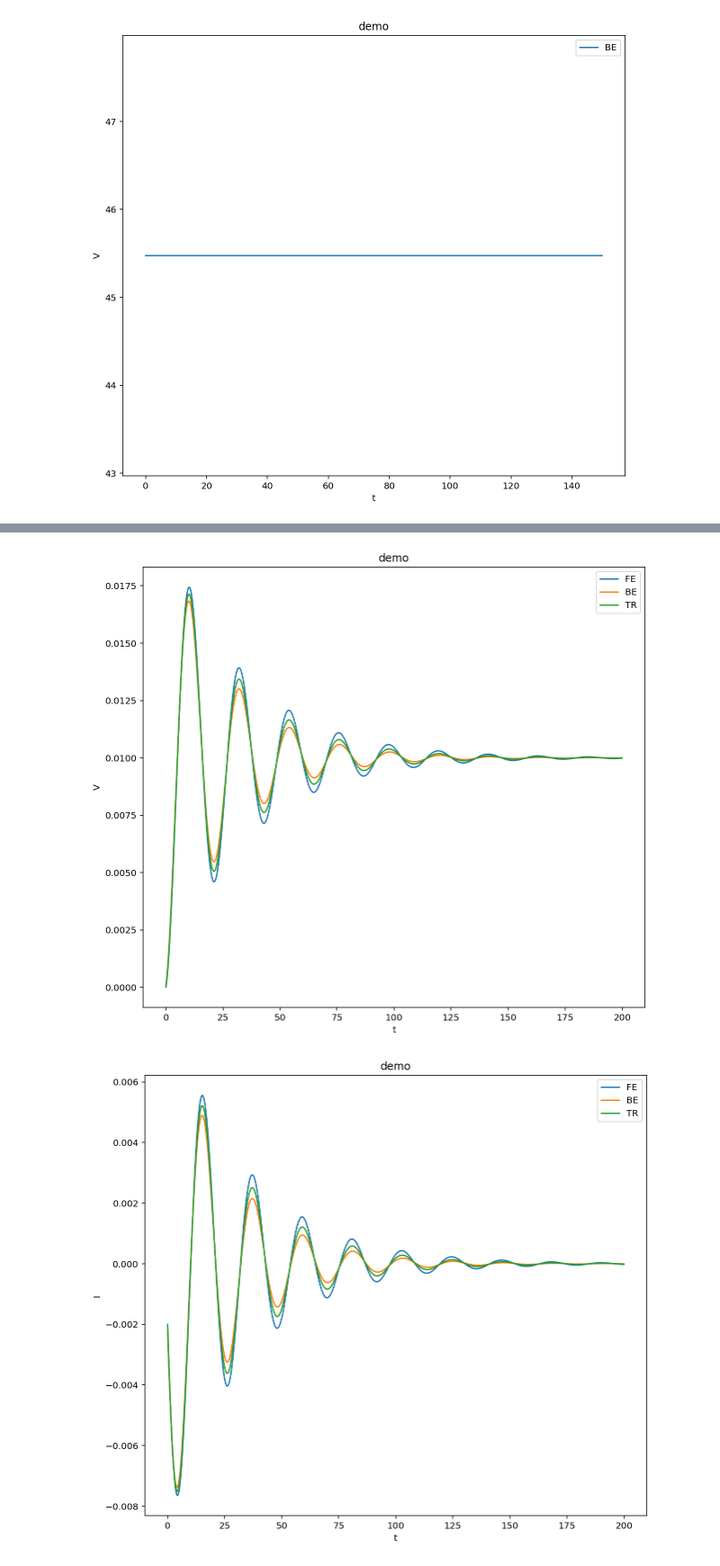
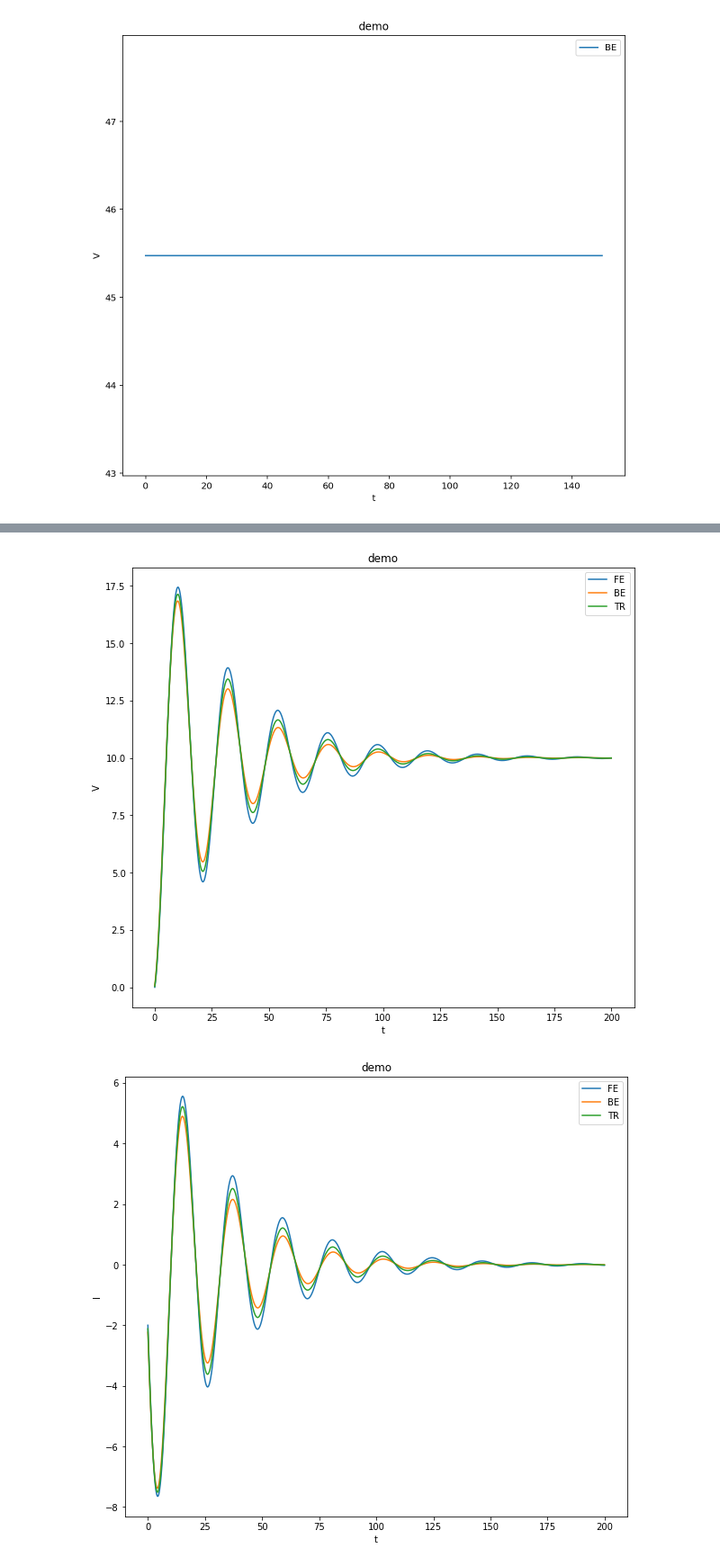
Before and after one commit to GaryYuyjl/EDAproject, a Jupyter notebook: 未命名.ipynb, the cells around one changed output, grey strips where cells are left out. Shown at 90% size. Drawn from its saved outputs; the diff is of its cells as text; code cells hidden in the pictures.

```diff
--- a/未命名.ipynb
+++ b/未命名.ipynb
@@ -78,7 +78,7 @@ mySpice.solveTran(method='TRAP', step=0.1, stop = 2000)
 #test
 netlist = """
 *netlist example 1
-V1 1 0 10m
+V1 1 0 10
 R2 1 2 5
 L3 1 2 4
 C4 2 0 3
@@ -101,5 +118,5 @@ mySpice.plotTranWithMatplotlib(step=0.1, stop = 2000)
-[figure, old version]
+[figure, new version]
-[figure, old version]
+[figure, new version]
 # %%
 #test
 netlist = """
```
Also changed, not shown: parts of 4 cells of this notebook, 5 other files.
